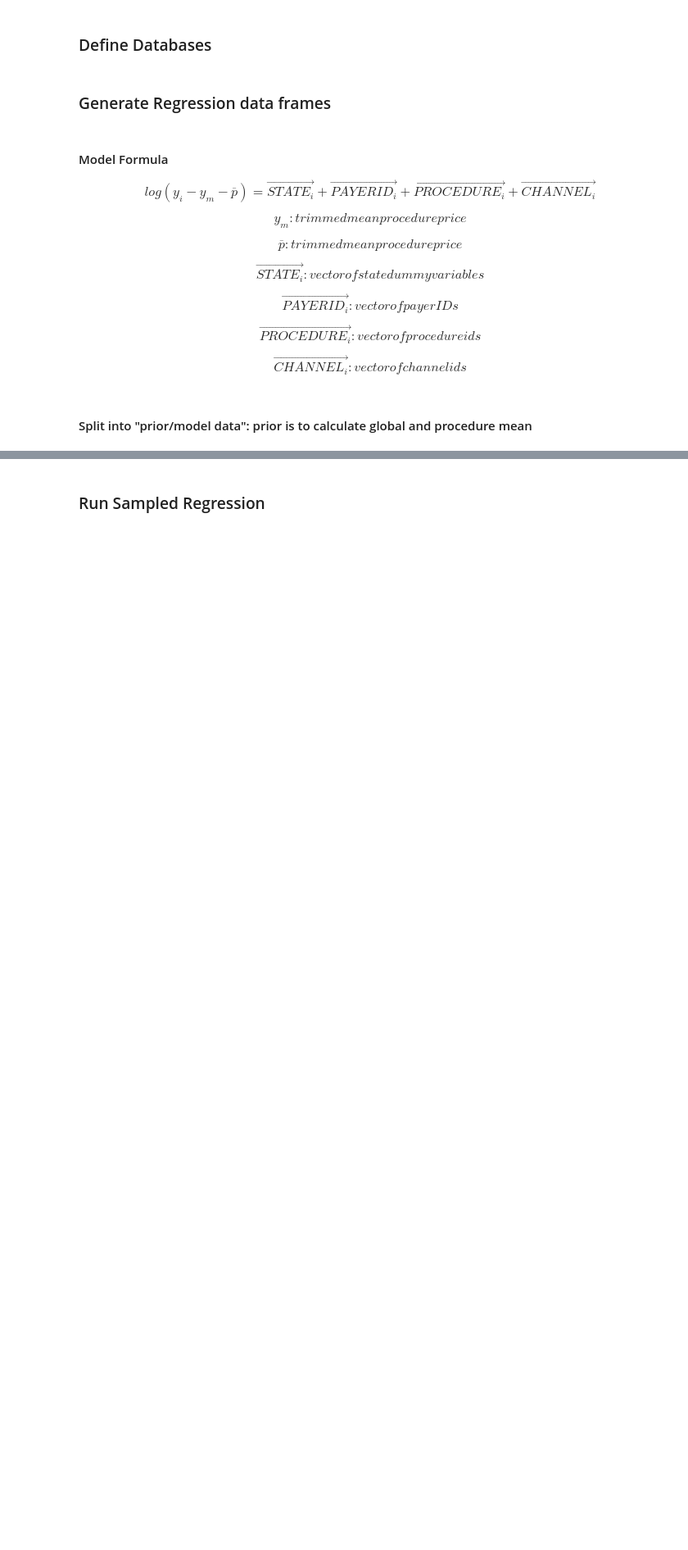
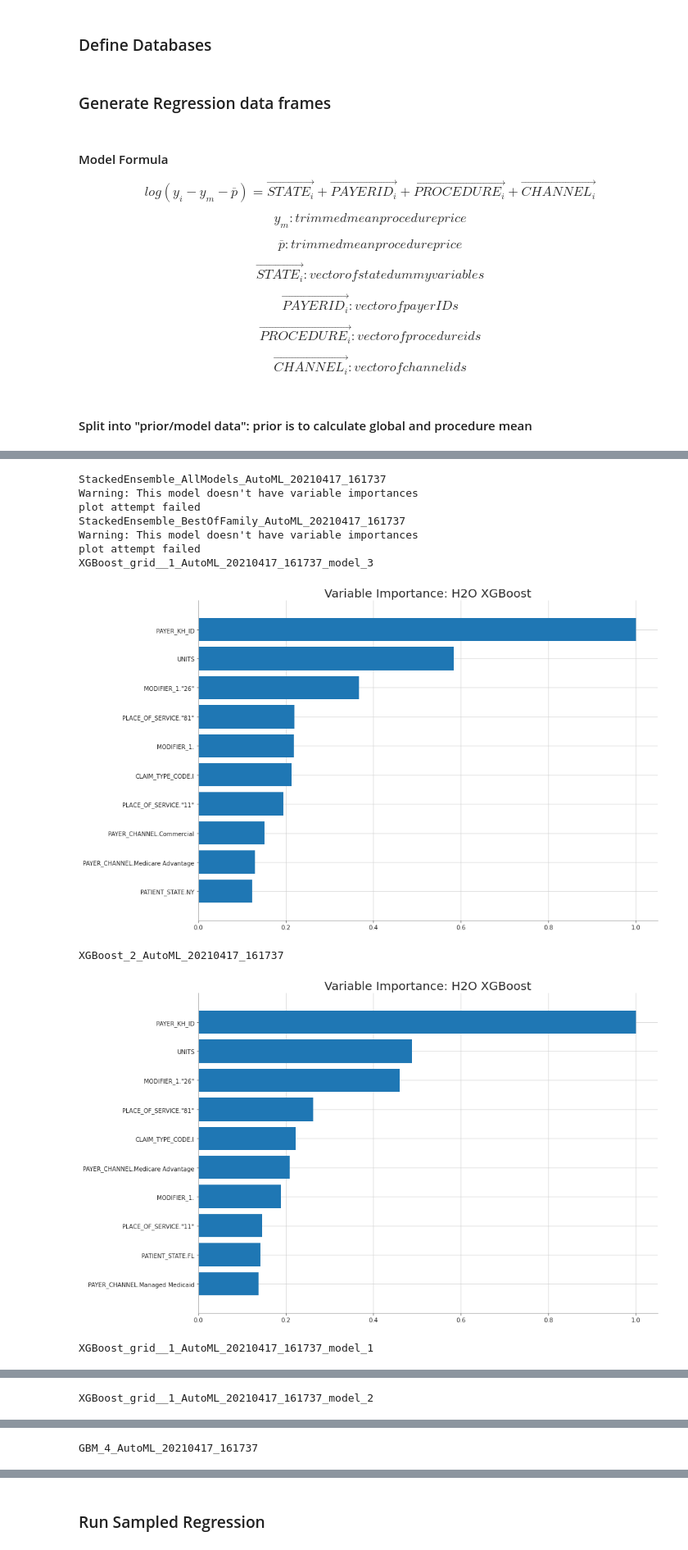
Before and after one commit to komodokamalesh/costofcare, a Jupyter notebook: analysis/Allowed Amounts Model v0.ipynb, the cells around one changed output, grey strips where cells are left out. Shown at 82% size. Cells and saved outputs as stored; diff of their text form; code cells hidden in the pictures; blank space fills up the shorter version.

```diff
--- a/analysis/Allowed Amounts Model v0.ipynb
+++ b/analysis/Allowed Amounts Model v0.ipynb
@@ -245,0 +245,4 @@ rmse_fit=[]
+# %%
+X_train, X_test, y_train, y_test = train_test_split(X_model,
+                                                    X_model[yName],
+                                                    test_size=0.5, random_state=0)
@@ -245,0 +277,7 @@ rmse_fit=[]
+# %%
+from h2o.automl import H2OAutoML
+aml = H2OAutoML(max_runtime_secs=600, seed=1)
+trainH2o=h2o.H2OFrame(pd.concat([y_train,X_train[xNames] ], axis=1))
+testH2o=h2o.H2OFrame(pd.concat([y_test,X_test[xNames]], axis=1))
+aml.train(x=xNames, y=yName, training_frame=trainH2o,
+          validation_frame=testH2o,leaderboard_frame=testH2o)
@@ -245,0 +305,2 @@ rmse_fit=[]
+# %%
+model_ids=aml.leaderboard.as_data_frame()["model_id"].tolist()
@@ -245,0 +327,20 @@ rmse_fit=[]
+# %%
+for model in model_ids[:10]:
+    temp=h2o.get_model(model)
+    print (model)
+    try:
+        temp.varimp_plot()
+    except:
+        print ("plot attempt failed")
+# %% [output]
+StackedEnsemble_AllModels_AutoML_20210417_161737
+Warning: This model doesn't have variable importances
+plot attempt failed
+StackedEnsemble_BestOfFamily_AutoML_20210417_161737
+Warning: This model doesn't have variable importances
+plot attempt failed
+XGBoost_grid__1_AutoML_20210417_161737_model_3
+[figure, added]
+XGBoost_2_AutoML_20210417_161737
+[figure, added]
+XGBoost_grid__1_AutoML_20210417_161737_model_1
@@ -245,0 +348 @@ rmse_fit=[]
+XGBoost_grid__1_AutoML_20210417_161737_model_2
@@ -245,0 +350 @@ rmse_fit=[]
+GBM_4_AutoML_20210417_161737
```
Also changed, not shown: parts of 27 cells of this notebook.
